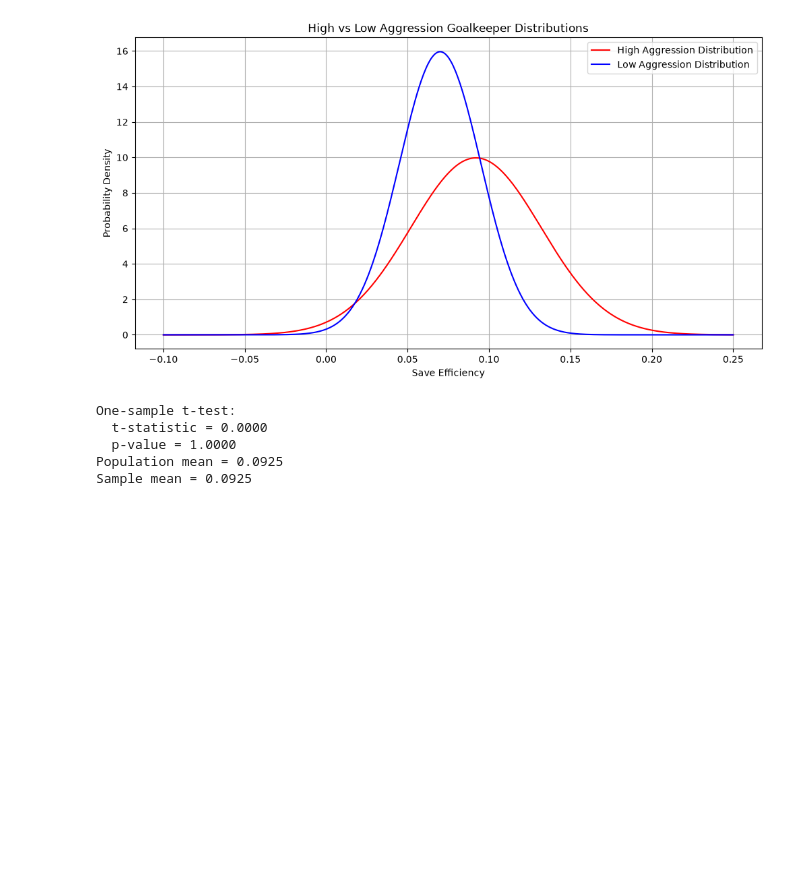
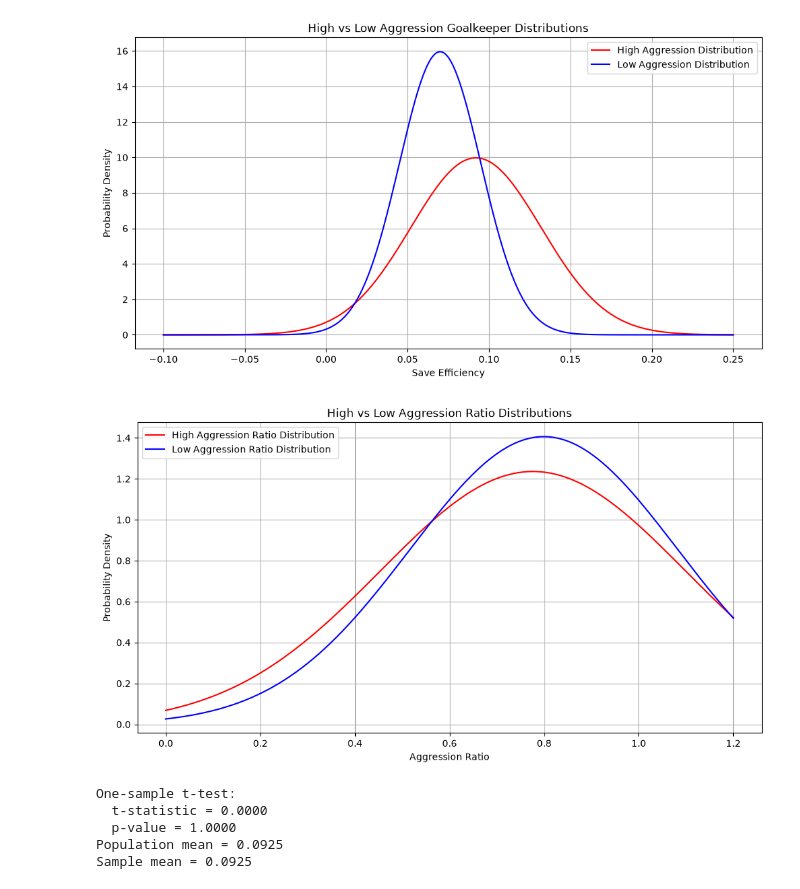
Before and after one commit to DanDooLoo/HIT140_Assessment-2_Group23, a Jupyter notebook: gk_aggression_analysis_dgw_sample_tester.ipynb, the cells around one changed output. Drawn from its saved outputs; the diff is of its cells as text; code cells hidden in the pictures; blank space fills up the shorter version.

Commit message:
aggression ratio calculations

```diff
--- a/gk_aggression_analysis_dgw_sample_tester.ipynb
+++ b/gk_aggression_analysis_dgw_sample_tester.ipynb
@@ -351,6 +399,38 @@ plt.grid(True)
 plt.show()
 # %% [output]
 [figure]
+# %%
+# High aggression stats
+high_mean = 0.7763
+high_sd   = 0.3228
+
+# Low aggression stats
+low_mean  = 0.7994
+low_sd    = 0.2837
+
+# X range
+x = np.linspace(0, 1.2, 500)
+
+# PDFs
+high_pdf = norm.pdf(x, high_mean, high_sd)
+low_pdf  = norm.pdf(x, low_mean, low_sd)
+
+plt.figure(figsize=(12,6))
+
+# Plot curves
+plt.plot(x, high_pdf, color='red', label='High Aggression Ratio Distribution')
+plt.plot(x, low_pdf, color='blue', label='Low Aggression Ratio Distribution')
+
+# Labels
+plt.title("High vs Low Aggression Ratio Distributions")
+plt.xlabel("Aggression Ratio")
+plt.ylabel("Probability Density")
+plt.legend()
+plt.grid(True)
+
+plt.show()
+# %% [output]
+[figure, added]
 # %%
 # Random sample of 30 goalkeepers - high aggression
 # sample_30 = high_agress["Save_Efficienty"].sample(30, random_state=42)
```
Also changed, not shown: parts of 11 cells of this notebook.
